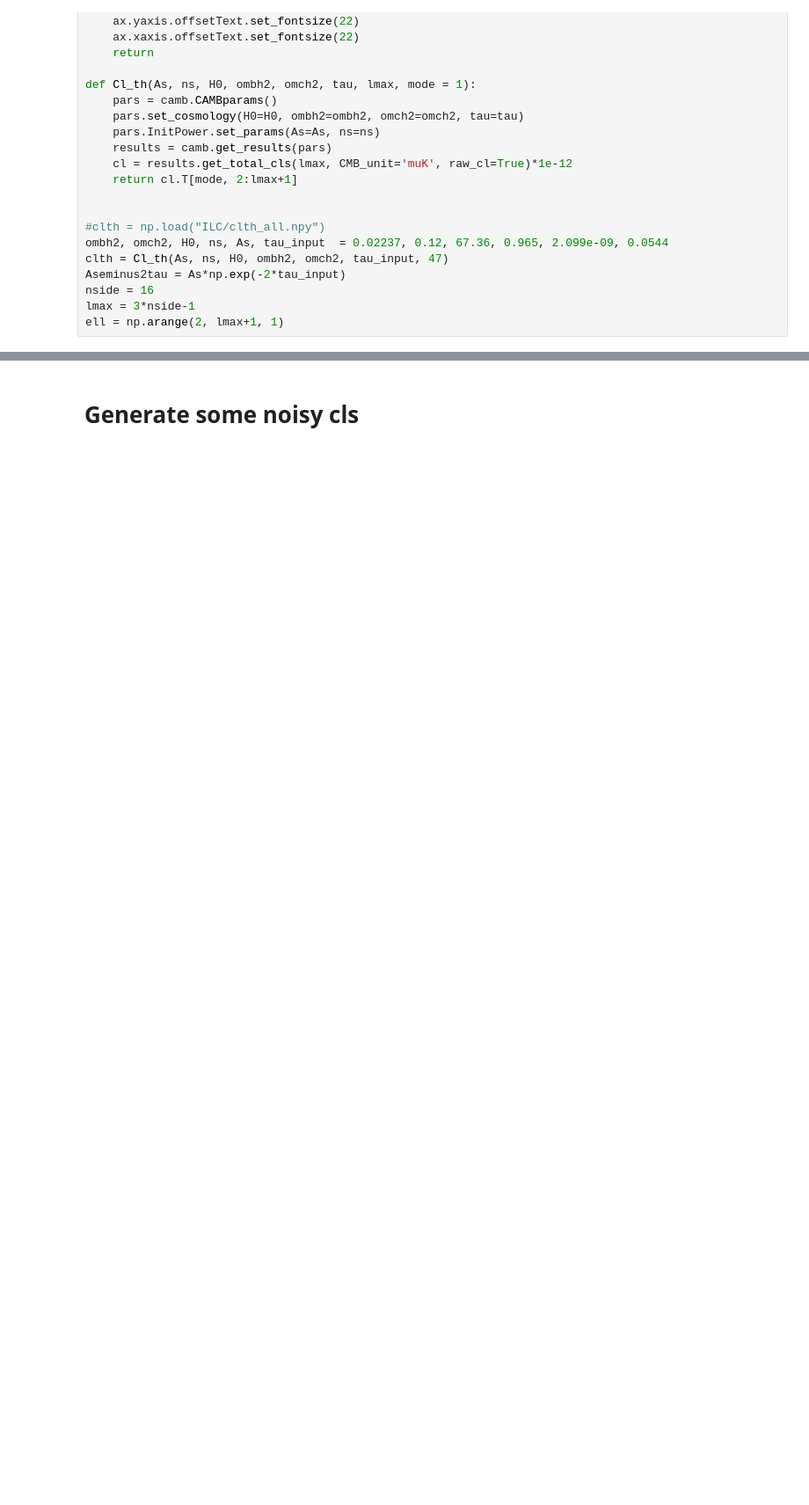
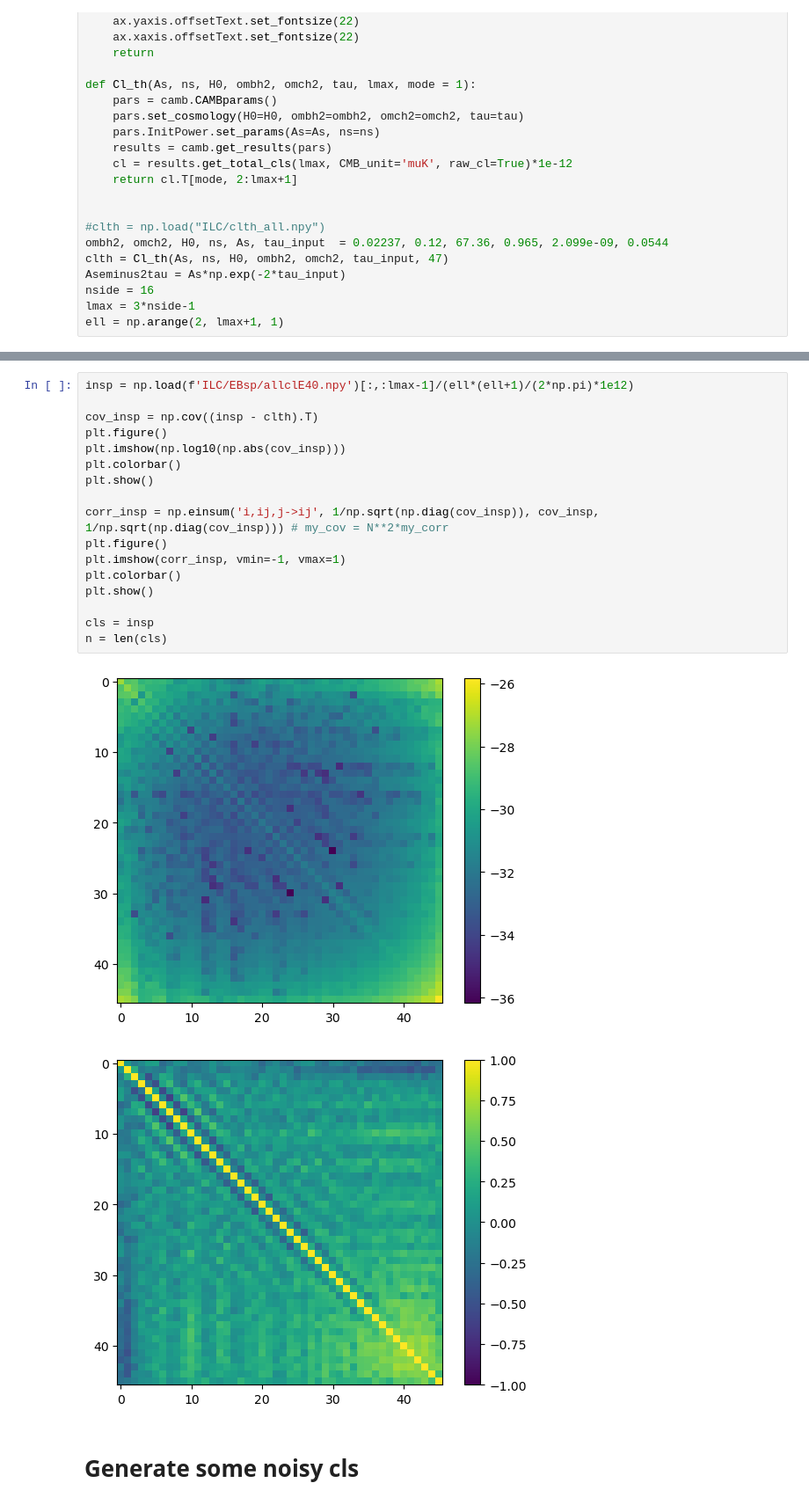
Before and after one commit to gweymann2/LB-related, a Jupyter notebook: tests cross clean.ipynb, the cells around one changed output, grey strips where cells are left out. Shown at 88% size. Drawn from its saved outputs; the diff is of its cells as text; blank space fills up the shorter version.

```diff
--- a/tests cross clean.ipynb
+++ b/tests cross clean.ipynb
@@ -49,3 +53,23 @@ ell = np.arange(2, lmax+1, 1)
+# %%
+insp = np.load(f'ILC/EBsp/allclE40.npy')[:,:lmax-1]/(ell*(ell+1)/(2*np.pi)*1e12)
+
+cov_insp = np.cov((insp - clth).T)
+plt.figure()
+plt.imshow(np.log10(np.abs(cov_insp)))
+plt.colorbar()
+plt.show()
+
+corr_insp = np.einsum('i,ij,j->ij', 1/np.sqrt(np.diag(cov_insp)), cov_insp, 1/np.sqrt(np.diag(cov_insp))) # my_cov = N**2*my_corr
+plt.figure()
+plt.imshow(corr_insp, vmin=-1, vmax=1)
+plt.colorbar()
+plt.show()
+
+cls = insp
+n = len(cls)
+# %% [output]
+[figure, added]
+[figure, added]
 # %% [markdown]
 # Generate some noisy cls
 # %%
```
Also changed, not shown: parts of 15 cells of this notebook.
